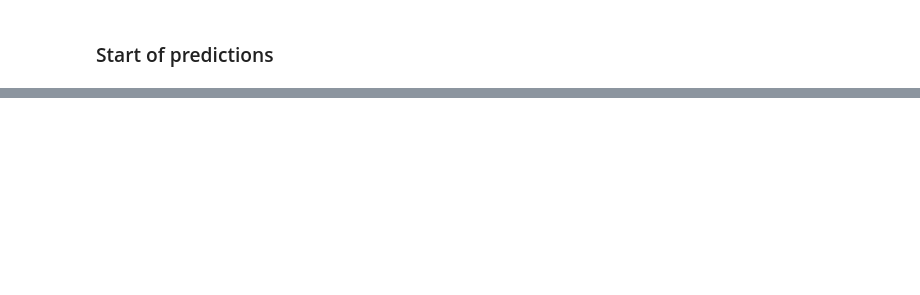
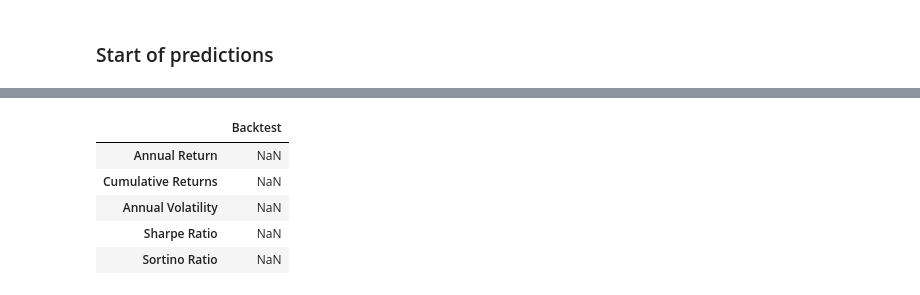
Before and after one commit to HemangLunagaria/project_2_ml_trading, a Jupyter notebook: Data_ML_models_training/Backtest_Mach_learn.ipynb, the cells around one changed output, grey strips where cells are left out. Cells and saved outputs as stored; diff of their text form; code cells hidden in the pictures; blank space fills up the shorter version.

```diff
--- a/Data_ML_models_training/Backtest_Mach_learn.ipynb
+++ b/Data_ML_models_training/Backtest_Mach_learn.ipynb
@@ -181,0 +254,20 @@ for curr_tested in curr_list:
+# %%
+metrics = [
+    'Annual Return',
+    'Cumulative Returns',
+    'Annual Volatility',
+    'Sharpe Ratio',
+    'Sortino Ratio']
+
+columns = ['Backtest']
+
+# Initialize the DataFrame with index set to evaluation metrics and column as `Backtest` (just like PyFolio)
+portfolio_evaluation_df = pd.DataFrame(index=metrics, columns=columns)
+portfolio_evaluation_df
+# %% [output]
+|  | Backtest |
+| Annual Return | NaN |
+| Cumulative Returns | NaN |
+| Annual Volatility | NaN |
+| Sharpe Ratio | NaN |
+| Sortino Ratio | NaN |
```
Also changed, not shown: parts of 20 cells of this notebook, 47 other files.
